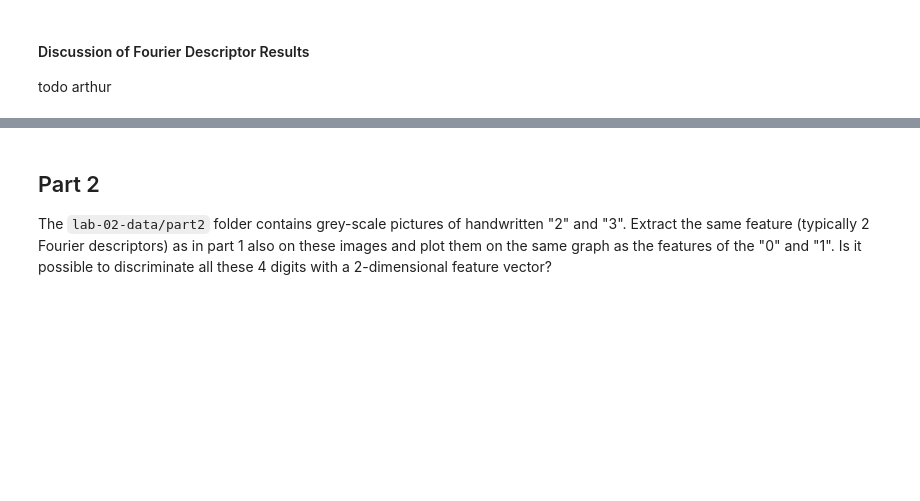
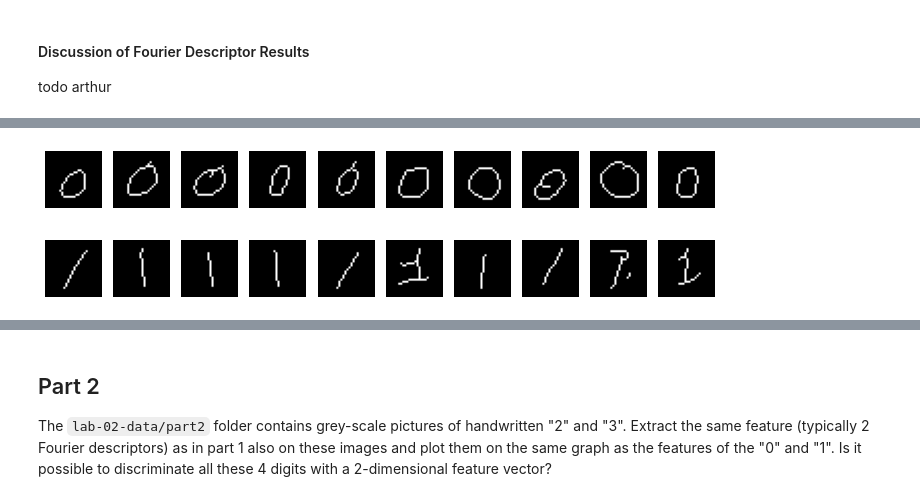
Before and after one commit to arthurBricq/ImageAnalysisLabs, a Jupyter notebook: lab02/lab_02_object_description.ipynb, the cells around one changed output, grey strips where cells are left out. Drawn from its saved outputs; the diff is of its cells as text; code cells hidden in the pictures; blank space fills up the shorter version.

Commit message:
Added my part on skeletons to notebook

```diff
--- a/lab02/lab_02_object_description.ipynb
+++ b/lab02/lab_02_object_description.ipynb
@@ -265,0 +272,20 @@ todo arthur
+# %%
+#load image stacks
+path_to_img_data='lab-02-data/part1/'
+img_zeros=imPro.load_img_seq(os.path.join(path_to_img_data, '0'))
+img_ones=imPro.load_img_seq(os.path.join(path_to_img_data, '1'))
+
+#skeletonize stacks
+skel_zeros=imPro.skel_img_stack(img_zeros)
+skel_ones=imPro.skel_img_stack(img_ones)
+
+#plot skeletons of glyphs
+fig, axes = plt.subplots(2, len(skel_ones), figsize=(12, 3))
+for ax, im in zip(axes[0], skel_zeros):
+    ax.imshow(im, cmap='gray')
+    ax.axis('off')
+for ax, im in zip(axes[1], skel_ones):
+    ax.imshow(im, cmap='gray')
+    ax.axis('off')
+# %% [output]
+[figure, added]
```
Also changed, not shown: parts of 10 cells of this notebook, 2 other files.
